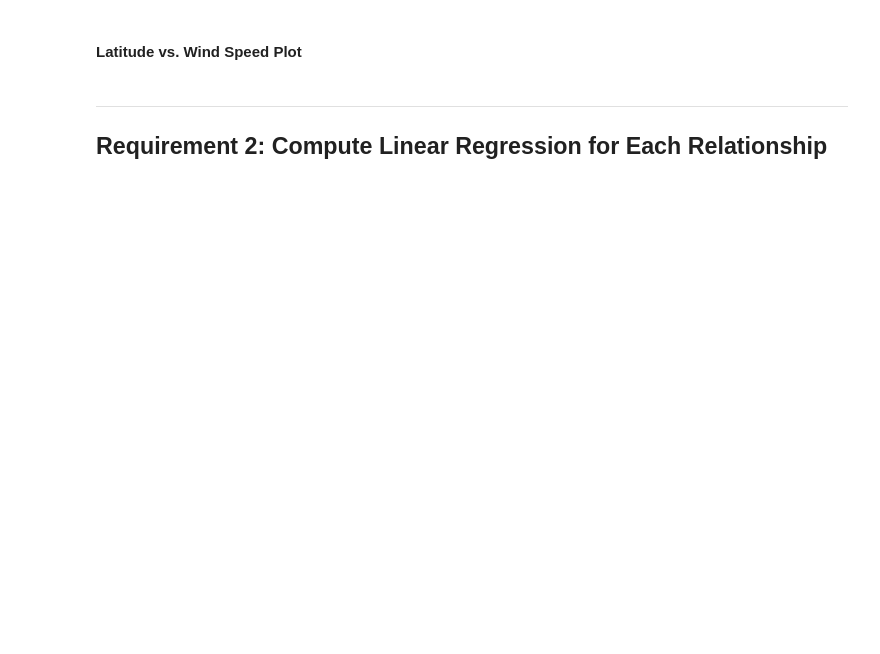
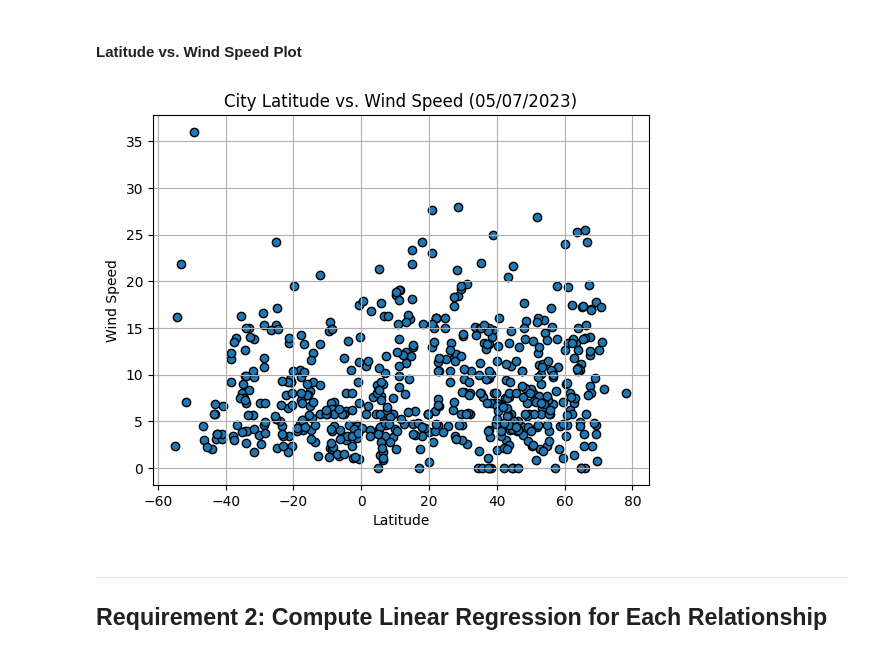
Before and after one commit to RPF35/python-api-challenge, a Jupyter notebook: Resources/WeatherPy.ipynb, the cells around one changed output. Saved outputs shown, nothing was run; the diff lists cells and outputs as text; code cells hidden in the pictures; blank space fills up the shorter version.

```diff
--- a/Resources/WeatherPy.ipynb
+++ b/Resources/WeatherPy.ipynb
@@ -185,16 +264,23 @@ plt.show()
 #### Latitude vs. Wind Speed Plot
 # %%
 # Build the scatter plots for latitude vs. wind speed
-# YOUR CODE HERE
+plt.scatter(city_data_df["Lat"],city_data_df["Wind Speed"], edgecolors="black")
 
-# Incorporate the other graph properties
-# YOUR CODE HERE
+# Set x and y axis labels and title
+plt.xlabel("Latitude")
+plt.ylabel("Wind Speed")
+plt.title(f"City Latitude vs. Wind Speed ({datetime.now().strftime('%m/%d/%Y')})")
+
+# Set grid
+plt.grid()
 
 # Save the figure
 plt.savefig("output_data/Fig4.png")
 
 # Show plot
 plt.show()
+# %% [output]
+[figure, added]
 # %% [markdown]
 ---
 
```
Also changed, not shown: parts of 31 cells of this notebook, 5 other files.
